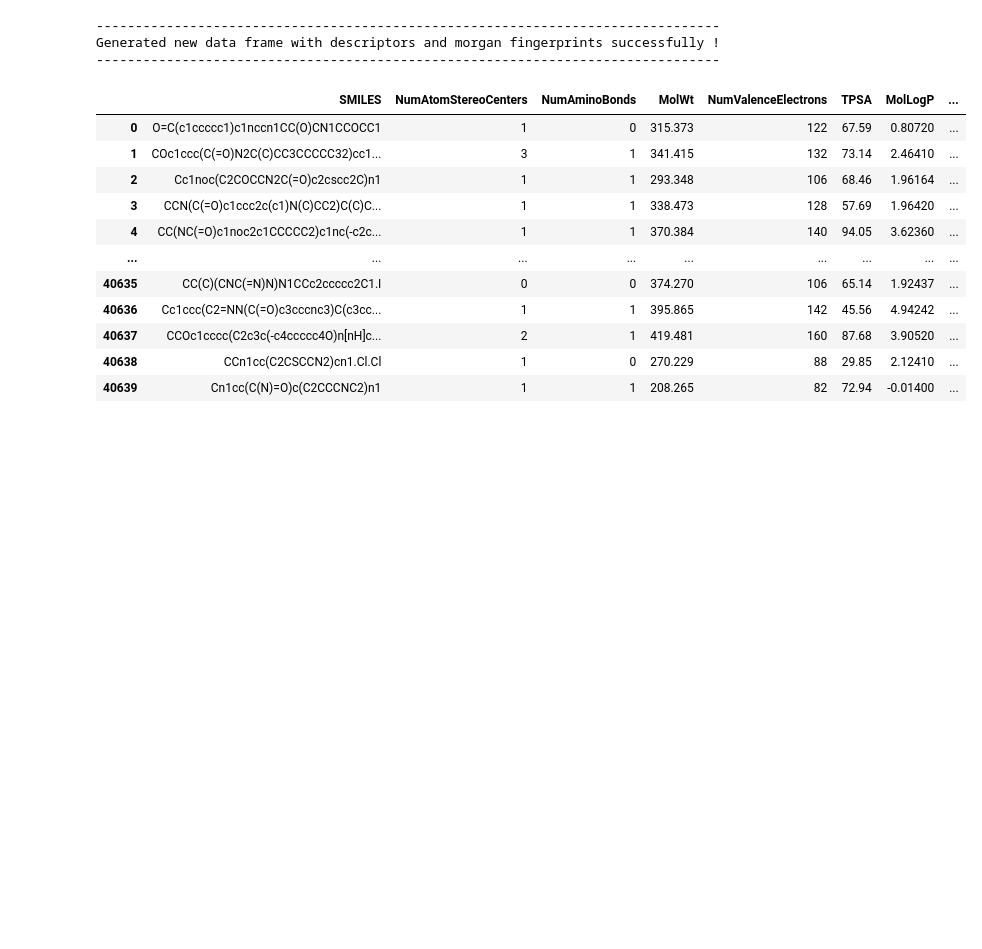
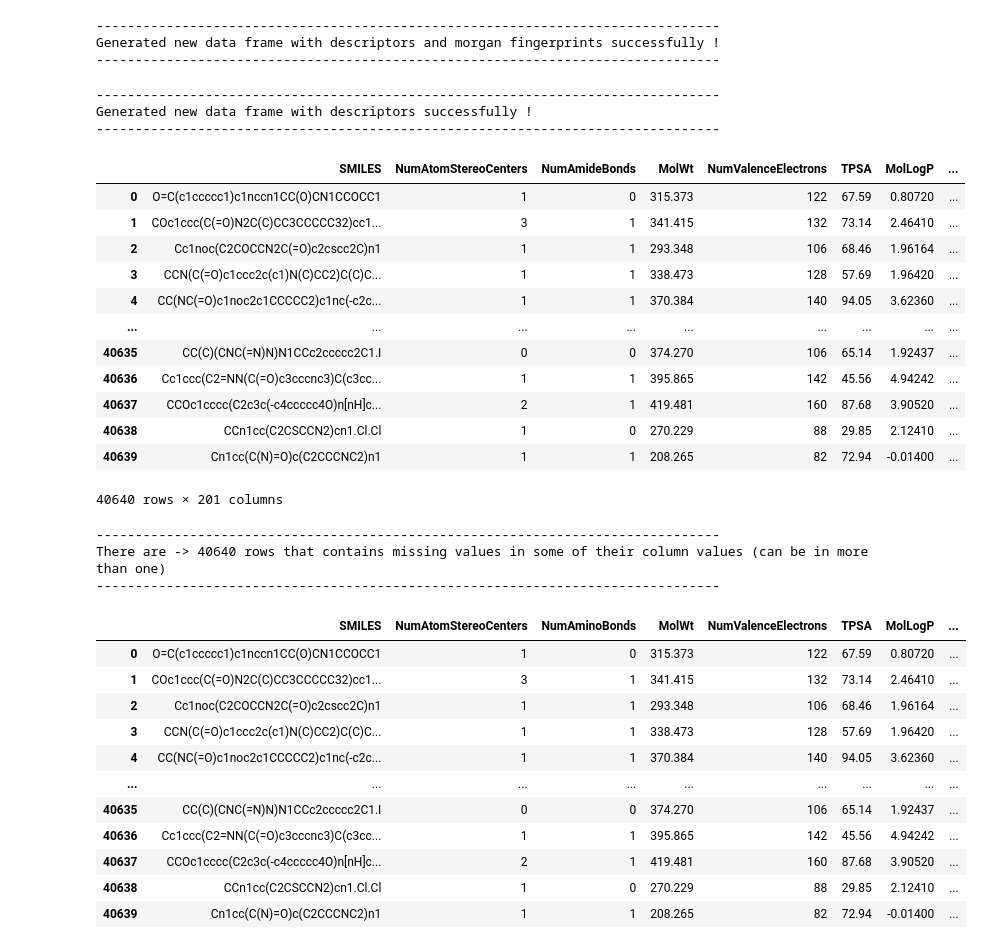
Before and after one commit to Gavision97/DLResearchPPI, a Jupyter notebook: Project 5 Building Model for Research Pipeline/code/pre_train_dataset_generation.ipynb, the cells around one changed output. Saved outputs shown, nothing was run; the diff lists cells and outputs as text; code cells hidden in the pictures; blank space fills up the shorter version.

```diff
--- a/Project 5 Building Model for Research Pipeline/code/pre_train_dataset_generation.ipynb
+++ b/Project 5 Building Model for Research Pipeline/code/pre_train_dataset_generation.ipynb
@@ -181,6 +227,37 @@ PRINTM('Generated new data frame with descriptors and morgan fingerprints succes
 --------------------------------------------------------------------------------
 Generated new data frame with descriptors and morgan fingerprints successfully !
 --------------------------------------------------------------------------------
+# %%
+pt_dataset_final = generate_descriptors_df(pt_dataset)
+PRINTM('Generated new data frame with descriptors successfully !')
+# %% [output]
+--------------------------------------------------------------------------------
+Generated new data frame with descriptors successfully !
+--------------------------------------------------------------------------------
+# %%
+pt_dataset_final
+# %% [output]
+|  | SMILES | NumAtomStereoCenters | NumAmideBonds | MolWt | NumValenceElectrons | TPSA | MolLogP | ... |
+| 0 | O=C(c1ccccc1)c1nccn1CC(O)CN1CCOCC1 | 1 | 0 | 315.373 | 122 | 67.59 | 0.80720 | ... |
+| 1 | COc1ccc(C(=O)N2C(C)CC3CCCCC32)cc1... | 3 | 1 | 341.415 | 132 | 73.14 | 2.46410 | ... |
+| 2 | Cc1noc(C2COCCN2C(=O)c2cscc2C)n1 | 1 | 1 | 293.348 | 106 | 68.46 | 1.96164 | ... |
+| 3 | CCN(C(=O)c1ccc2c(c1)N(C)CC2)C(C)C... | 1 | 1 | 338.473 | 128 | 57.69 | 1.96420 | ... |
+| 4 | CC(NC(=O)c1noc2c1CCCCC2)c1nc(-c2c... | 1 | 1 | 370.384 | 140 | 94.05 | 3.62360 | ... |
+| ... | ... | ... | ... | ... | ... | ... | ... | ... |
+| 40635 | CC(C)(CNC(=N)N)N1CCc2ccccc2C1.I | 0 | 0 | 374.270 | 106 | 65.14 | 1.92437 | ... |
+| 40636 | Cc1ccc(C2=NN(C(=O)c3cccnc3)C(c3cc... | 1 | 1 | 395.865 | 142 | 45.56 | 4.94242 | ... |
+| 40637 | CCOc1cccc(C2c3c(-c4ccccc4O)n[nH]c... | 2 | 1 | 419.481 | 160 | 87.68 | 3.90520 | ... |
+| 40638 | CCn1cc(C2CSCCN2)cn1.Cl.Cl | 1 | 0 | 270.229 | 88 | 29.85 | 2.12410 | ... |
+| 40639 | Cn1cc(C(N)=O)c(C2CCCNC2)n1 | 1 | 1 | 208.265 | 82 | 72.94 | -0.01400 | ... |
+40640 rows × 201 columns
+# %%
+rows_with_null = pt_dataset_final[pt_dataset_final.isnull().any(axis=1)]
+
+PRINTM(f'There are -> {rows_with_null.shape[0]} rows that contains missing values in some of their column values (can be in more than one)')
+# %% [output]
+--------------------------------------------------------------------------------
+There are -> 40640 rows that contains missing values in some of their column values (can be in more than one)
+--------------------------------------------------------------------------------
 # %%
 pt_dataset_final
 # %% [output]
```
Also changed, not shown: parts of 1 cell of this notebook, 5 other files.
